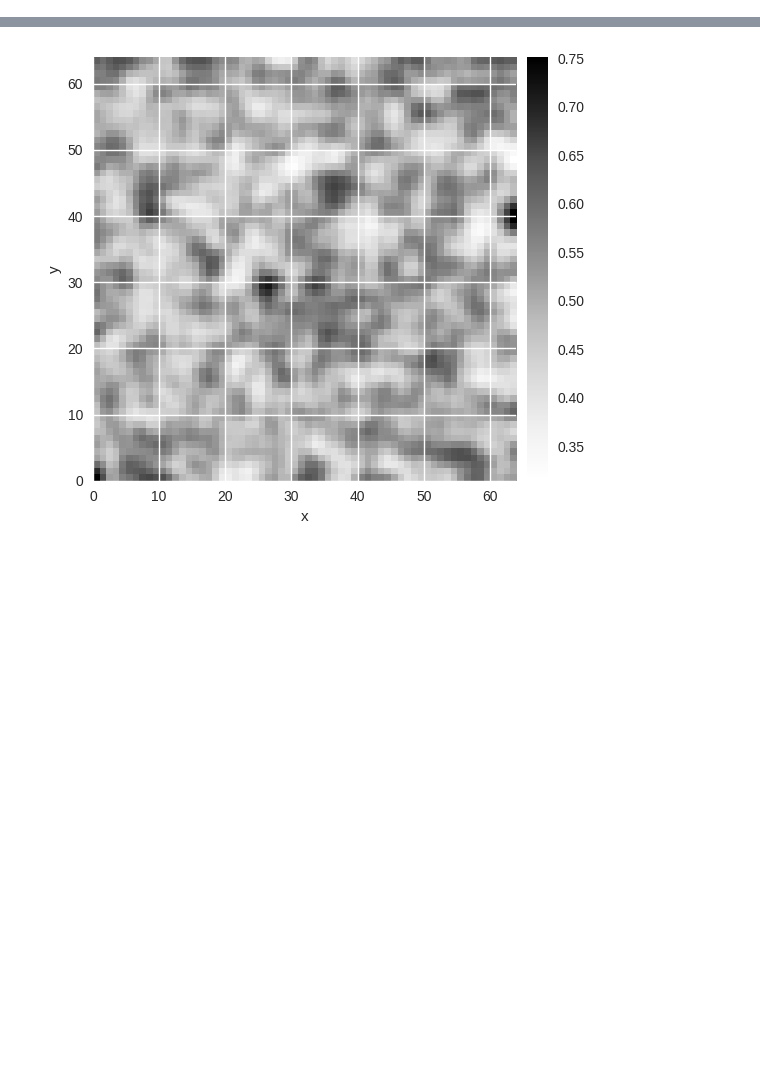
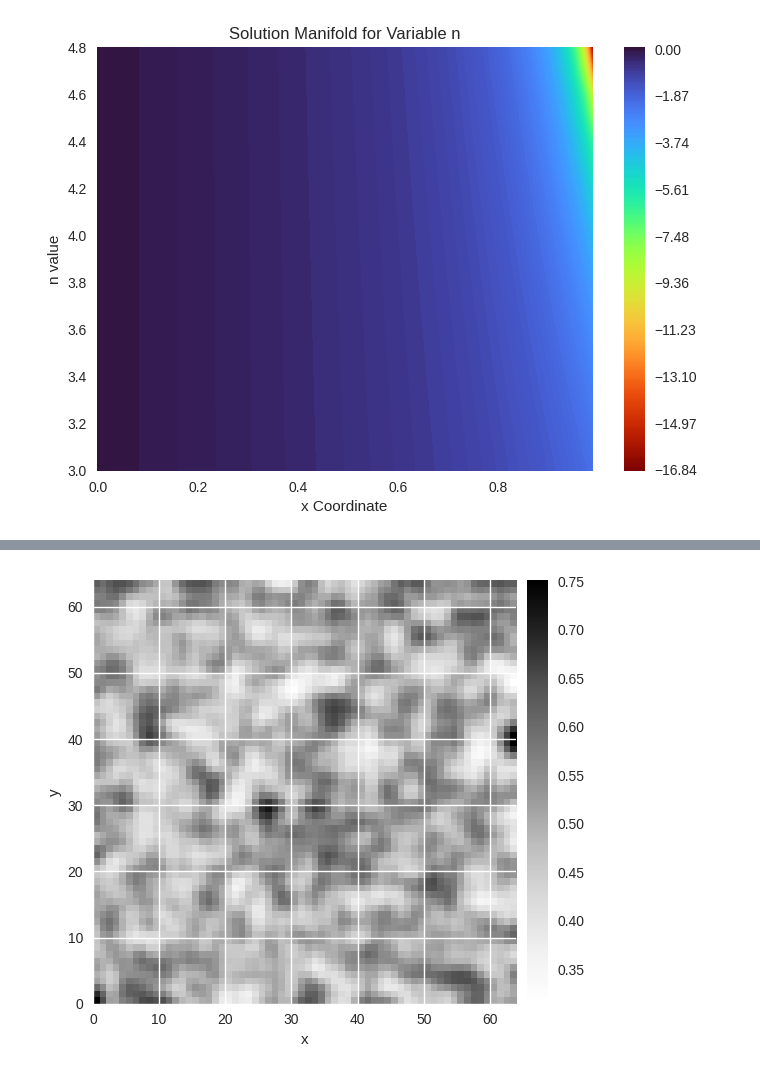
Before and after one commit to alizma/APMA1940Y-FinalProject, a Jupyter notebook: func_explo.ipynb, the cells around one changed output, grey strips where cells are left out. Cells and saved outputs as stored; diff of their text form; code cells hidden in the pictures; blank space fills up the shorter version.

```diff
--- a/func_explo.ipynb
+++ b/func_explo.ipynb
@@ -170,0 +231,12 @@ cbar = plt.colorbar(cs)
+# %%
+fig3, ax4 = plt.subplots()
+
+#ax.plot_surface(X, N, evals)
+cs = ax4.contourf(X, N, evals_wavelets, 250, cmap=cm.turbo_r)
+plt.xlabel("x Coordinate")
+plt.ylabel("n value")
+plt.title("Solution Manifold for Variable n")
+v1 = np.linspace(evals_wavelets.min(), evals_wavelets.max(), 10, endpoint=True)
+cbar = plt.colorbar(cs, ticks=v1)
+# %% [output]
+[figure, added]
```
Also changed, not shown: parts of 13 cells of this notebook, 5 other files.
